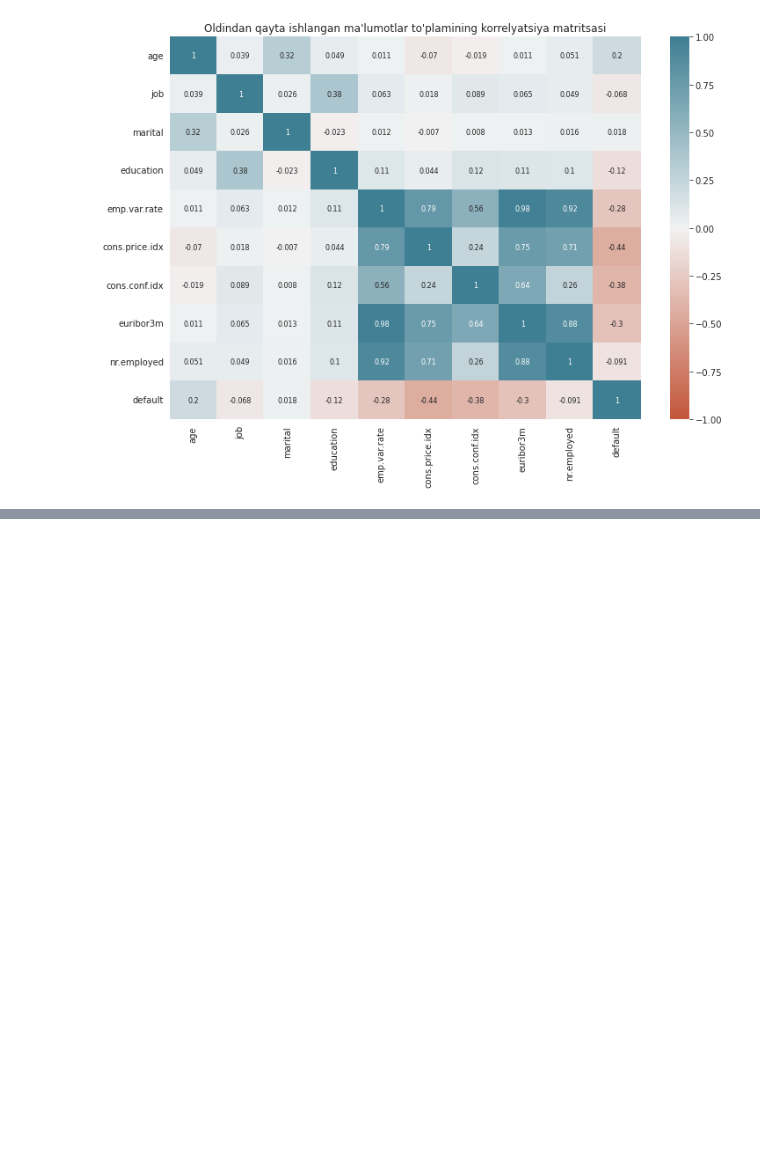
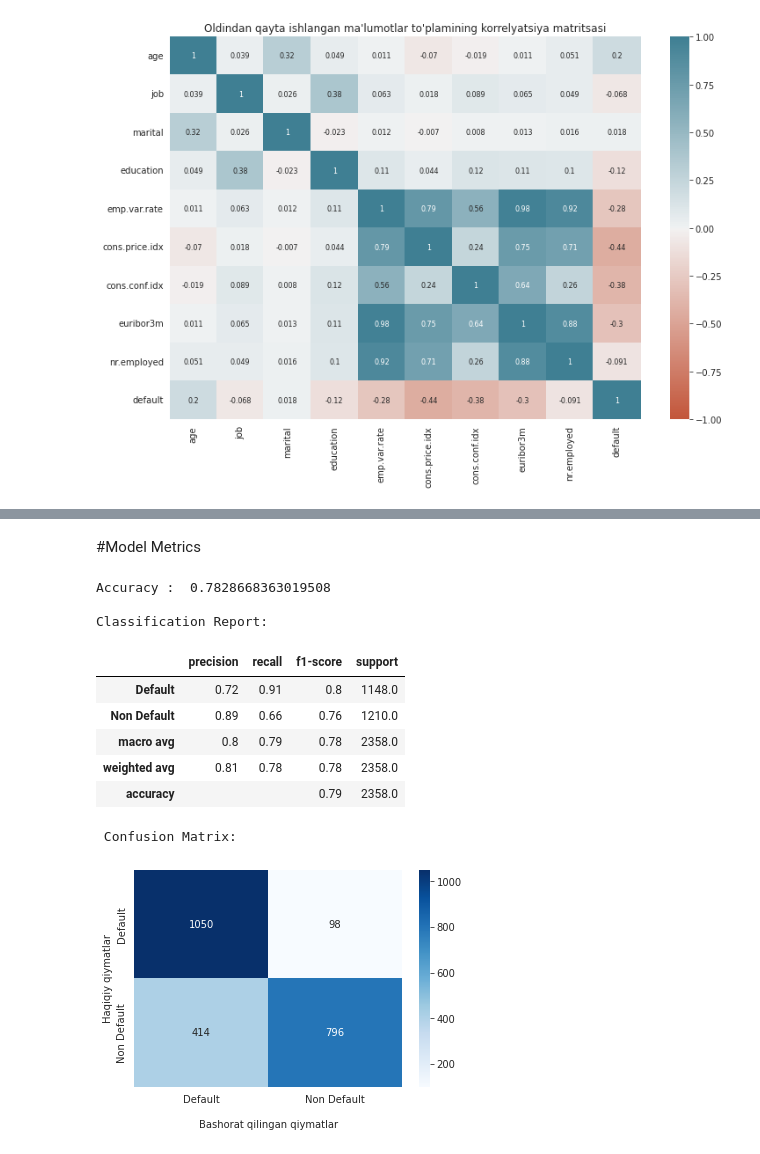
Before and after one commit to azamatnarzuloyev/Kredit_berishni_bashorat_qilish, a Jupyter notebook: Untitled0.ipynb, the cells around one changed output, grey strips where cells are left out. Saved outputs shown, nothing was run; the diff lists cells and outputs as text; code cells hidden in the pictures; blank space fills up the shorter version.

```diff
--- a/Untitled0.ipynb
+++ b/Untitled0.ipynb
@@ -472,0 +558,47 @@ plt.show()
+# %%
+xgb = XGBClassifier()
+xgb.fit(X_train, Y_train)
+predictions_xgb = xgb.predict(X_test)
+# %% [markdown]
+#Model Metrics
+# %%
+accuracy = accuracy_score(Y_test, predictions_xgb)
+# %%
+class_rep_t = classification_report(Y_test, predictions_xgb, output_dict=True)
+df_cr = pd.DataFrame(class_rep_t)
+df_cr = df_cr.T
+
+df_cr = df_cr.drop(labels='accuracy', axis=0)
+acc_df = pd.DataFrame([['', '', '0.79', '2358.0']], index=['accuracy'], columns=['precision', 'recall', 'f1-score', 'support'])
+
+df_cr = df_cr.rename({ '0' : "Default" ,
+                       '1' : 'Non Default'}, axis=0)
+
+crf = df_cr.round(2)
+crf = pd.concat([crf, acc_df])
+# %%
+labels = ['Default','Non Default']
+df_heatmap2 = pd.DataFrame(confusion_matrix(Y_test, predictions_xgb), index=labels, columns=labels)
+# %%
+print("Accuracy : ", accuracy,'\n')
+
+print('Classification Report:')
+display(crf)
+# plt.figure(figsize=(16,6))
+print('\n', 'Confusion Matrix:')
+heatmap = sns.heatmap(df_heatmap2, annot=True, fmt="d", cmap='Blues')
+heatmap.set_xlabel('\nBashorat qilingan qiymatlar')
+heatmap.set_ylabel('Haqiqiy qiymatlar')
+plt.show()
+# %% [output]
+Accuracy :  0.7828668363019508
+
+Classification Report:
+|  | precision | recall | f1-score | support |
+| Default | 0.72 | 0.91 | 0.8 | 1148.0 |
+| Non Default | 0.89 | 0.66 | 0.76 | 1210.0 |
+| macro avg | 0.8 | 0.79 | 0.78 | 2358.0 |
+| weighted avg | 0.81 | 0.78 | 0.78 | 2358.0 |
+| accuracy |  |  | 0.79 | 2358.0 |
+ Confusion Matrix:
+[figure, added]
```
Also changed, not shown: parts of 15 cells of this notebook.
